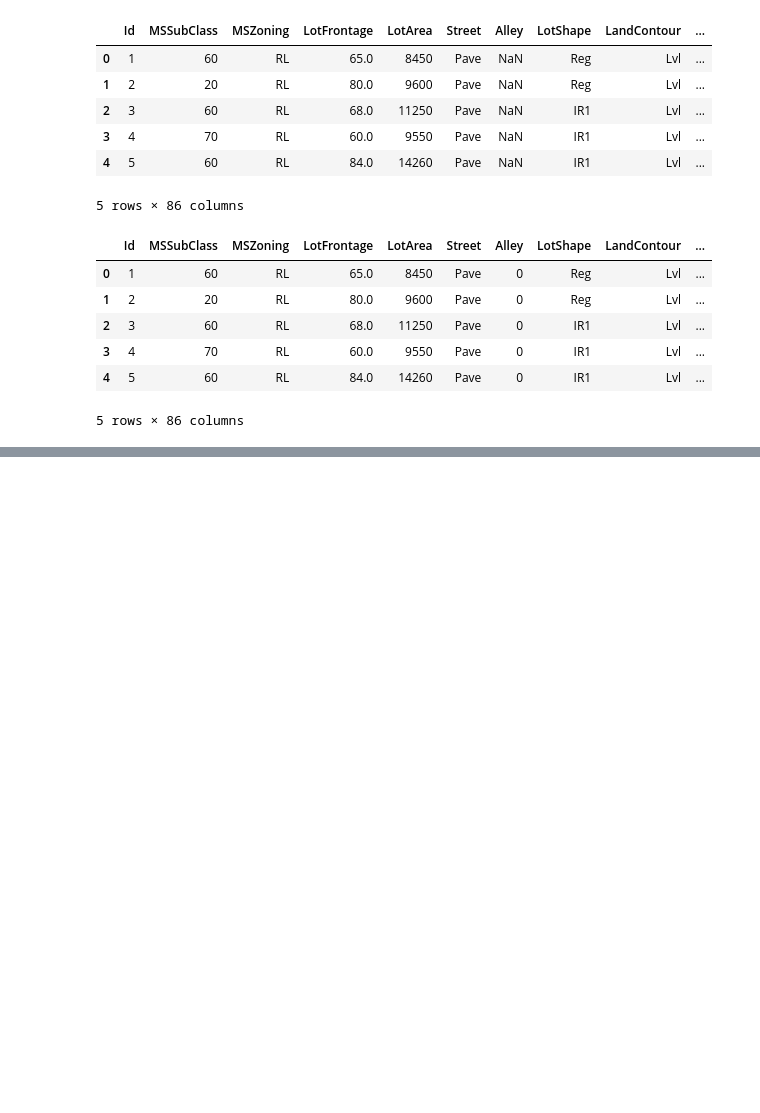
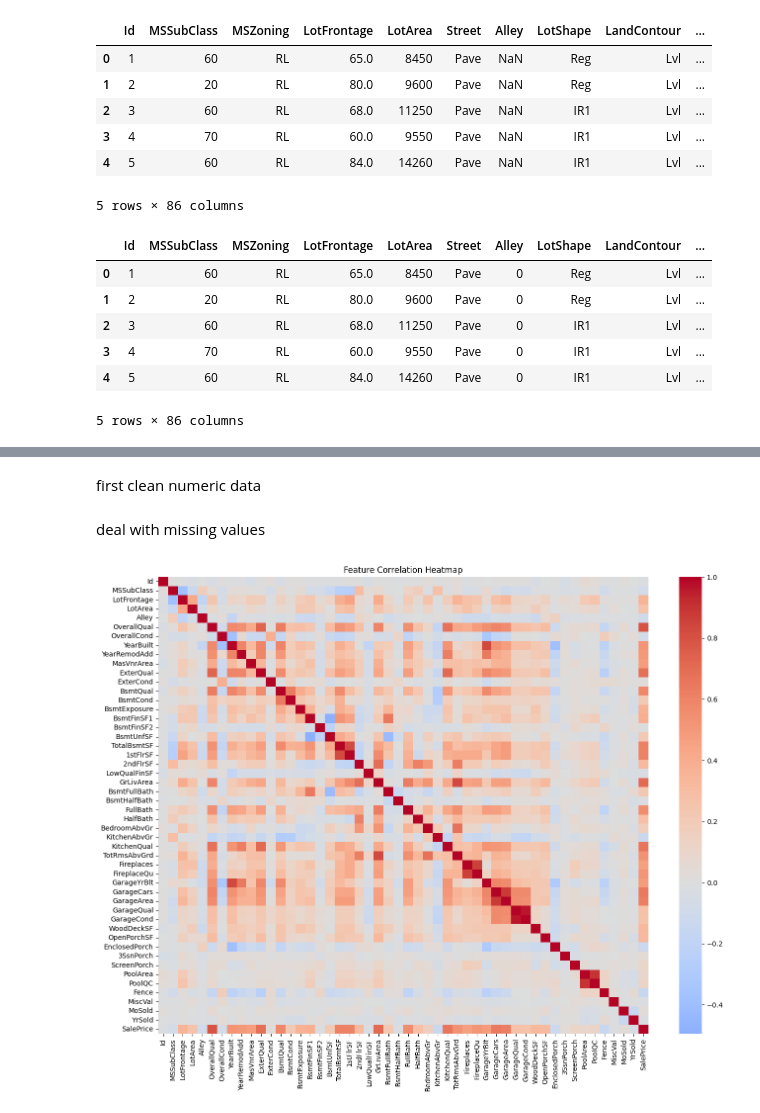
Before and after one commit to amandacao2/Kaggle-Data-Exploration, a Jupyter notebook: training.ipynb, the cells around one changed output, grey strips where cells are left out. Saved outputs shown, nothing was run; the diff lists cells and outputs as text; code cells hidden in the pictures; blank space fills up the shorter version.

```diff
--- a/training.ipynb
+++ b/training.ipynb
@@ -187,0 +306,24 @@ want to start predicting, start with cleaning the numeric columns and then train
+# %% [markdown]
+first clean numeric data
+# %% [markdown]
+deal with missing values
+# %%
+num_cols = df.select_dtypes(include=['int64', 'float64']).columns
+
+df[num_cols].isnull().sum()
+
+# The features that contain missing values are:
+# -- GarageYrBlt
+# -- LotFrontage --  defined as Linear feet of street connected to property
+
+# try to analyze and find the reason why
+df[['GarageYrBlt', 'LotFrontage']].head()
+
+#plot heatmap to look for features that may be related to this loss
+corr = df[num_cols].corr()
+plt.figure(figsize=(16, 12))
+sns.heatmap(corr, annot=False, cmap='coolwarm', center=0)
+plt.title('Feature Correlation Heatmap')
+plt.show()
+# %% [output]
+[figure, added]
```
Also changed, not shown: parts of 33 cells of this notebook, 1 other file.
